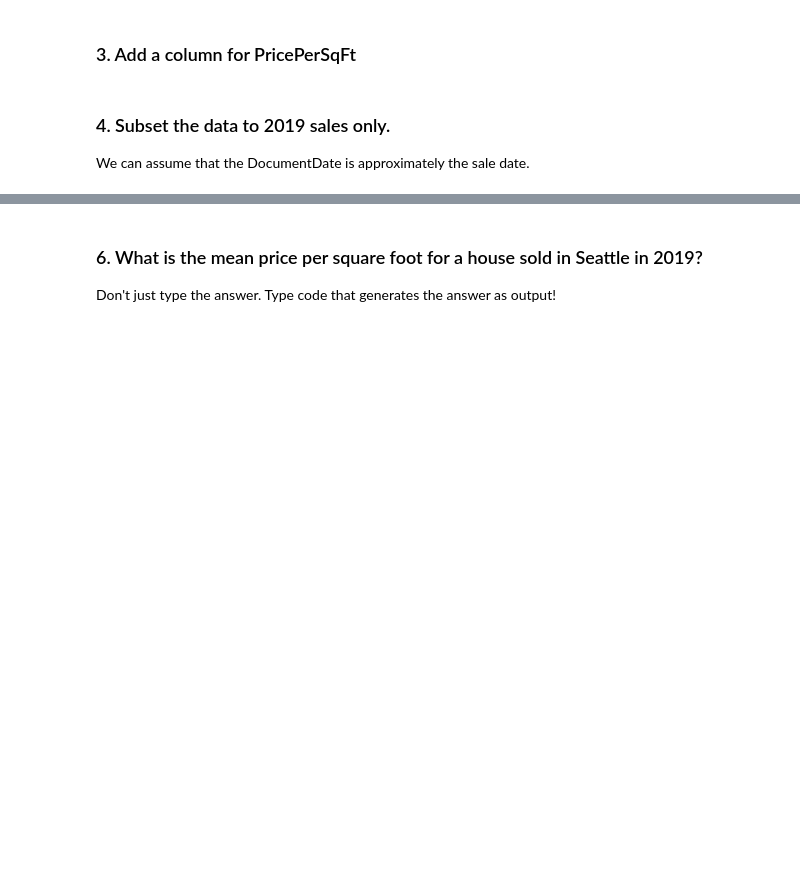
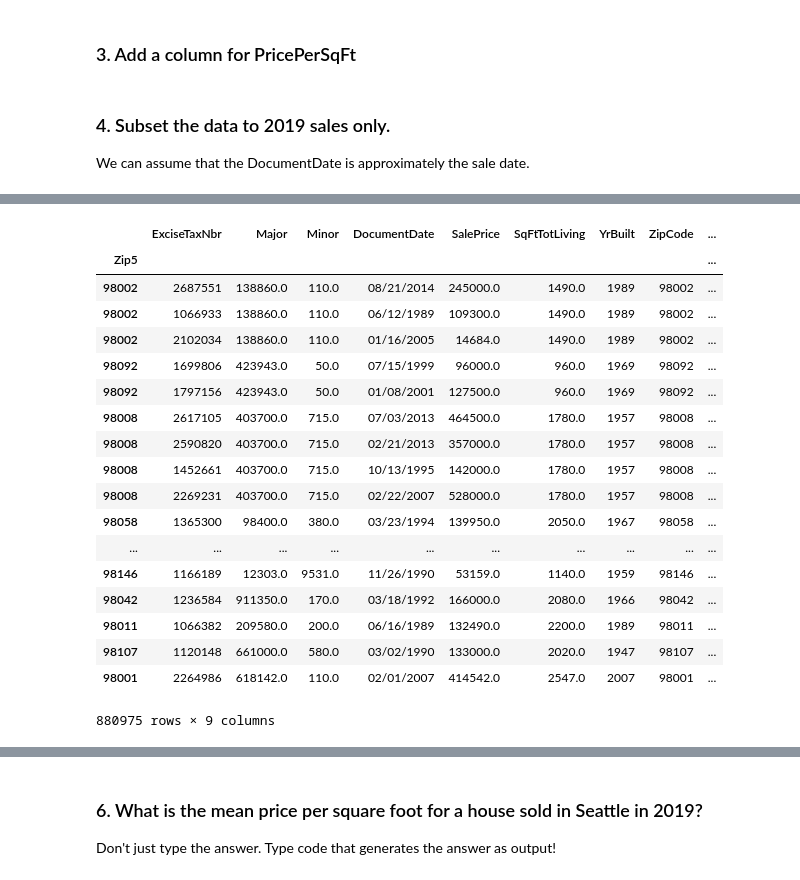
Before and after one commit to climatebrad/dc-ds-100719, a Jupyter notebook: module-1/week-2/day-7-cleaning_data_pandas/pandas-3-data-cleaning-brad.ipynb, the cells around one changed output, grey strips where cells are left out. Drawn from its saved outputs; the diff is of its cells as text; code cells hidden in the pictures; blank space fills up the shorter version.

```diff
--- a/module-1/week-2/day-7-cleaning_data_pandas/pandas-3-data-cleaning-brad.ipynb
+++ b/module-1/week-2/day-7-cleaning_data_pandas/pandas-3-data-cleaning-brad.ipynb
@@ -667,0 +710,2 @@ Name: ZipCode, dtype: object
+# %%
+sales_data['Zip5'] = sales_data.ZipCode.apply(lambda x: x if is_integer(x) else x[:5] if len(x)==10 else np.nan)
@@ -667,0 +724,2 @@ Name: ZipCode, dtype: object
+# %%
+sales_data.Zip5 = sales_data.Zip5.replace('A on ',np.nan)
@@ -668 +744,3 @@ Name: ZipCode, dtype: object
+# %%
+sales_data = sales_data.dropna()
 # %%
@@ -716,0 +855,22 @@ You'll need to find a list of Seattle zip codes!
+# %%
+sales_data.set_index('Zip5')
+# %% [output]
+|  | ExciseTaxNbr | Major | Minor | DocumentDate | SalePrice | SqFtTotLiving | YrBuilt | ZipCode | ... |
+| Zip5 |  |  |  |  |  |  |  |  | ... |
+| 98002 | 2687551 | 138860.0 | 110.0 | 08/21/2014 | 245000.0 | 1490.0 | 1989 | 98002 | ... |
+| 98002 | 1066933 | 138860.0 | 110.0 | 06/12/1989 | 109300.0 | 1490.0 | 1989 | 98002 | ... |
+| 98002 | 2102034 | 138860.0 | 110.0 | 01/16/2005 | 14684.0 | 1490.0 | 1989 | 98002 | ... |
+| 98092 | 1699806 | 423943.0 | 50.0 | 07/15/1999 | 96000.0 | 960.0 | 1969 | 98092 | ... |
+| 98092 | 1797156 | 423943.0 | 50.0 | 01/08/2001 | 127500.0 | 960.0 | 1969 | 98092 | ... |
+| 98008 | 2617105 | 403700.0 | 715.0 | 07/03/2013 | 464500.0 | 1780.0 | 1957 | 98008 | ... |
+| 98008 | 2590820 | 403700.0 | 715.0 | 02/21/2013 | 357000.0 | 1780.0 | 1957 | 98008 | ... |
+| 98008 | 1452661 | 403700.0 | 715.0 | 10/13/1995 | 142000.0 | 1780.0 | 1957 | 98008 | ... |
+| 98008 | 2269231 | 403700.0 | 715.0 | 02/22/2007 | 528000.0 | 1780.0 | 1957 | 98008 | ... |
+| 98058 | 1365300 | 98400.0 | 380.0 | 03/23/1994 | 139950.0 | 2050.0 | 1967 | 98058 | ... |
+| ... | ... | ... | ... | ... | ... | ... | ... | ... | ... |
+| 98146 | 1166189 | 12303.0 | 9531.0 | 11/26/1990 | 53159.0 | 1140.0 | 1959 | 98146 | ... |
+| 98042 | 1236584 | 911350.0 | 170.0 | 03/18/1992 | 166000.0 | 2080.0 | 1966 | 98042 | ... |
+| 98011 | 1066382 | 209580.0 | 200.0 | 06/16/1989 | 132490.0 | 2200.0 | 1989 | 98011 | ... |
+| 98107 | 1120148 | 661000.0 | 580.0 | 03/02/1990 | 133000.0 | 2020.0 | 1947 | 98107 | ... |
+| 98001 | 2264986 | 618142.0 | 110.0 | 02/01/2007 | 414542.0 | 2547.0 | 2007 | 98001 | ... |
+880975 rows × 9 columns
```
Also changed, not shown: parts of 16 cells of this notebook.
